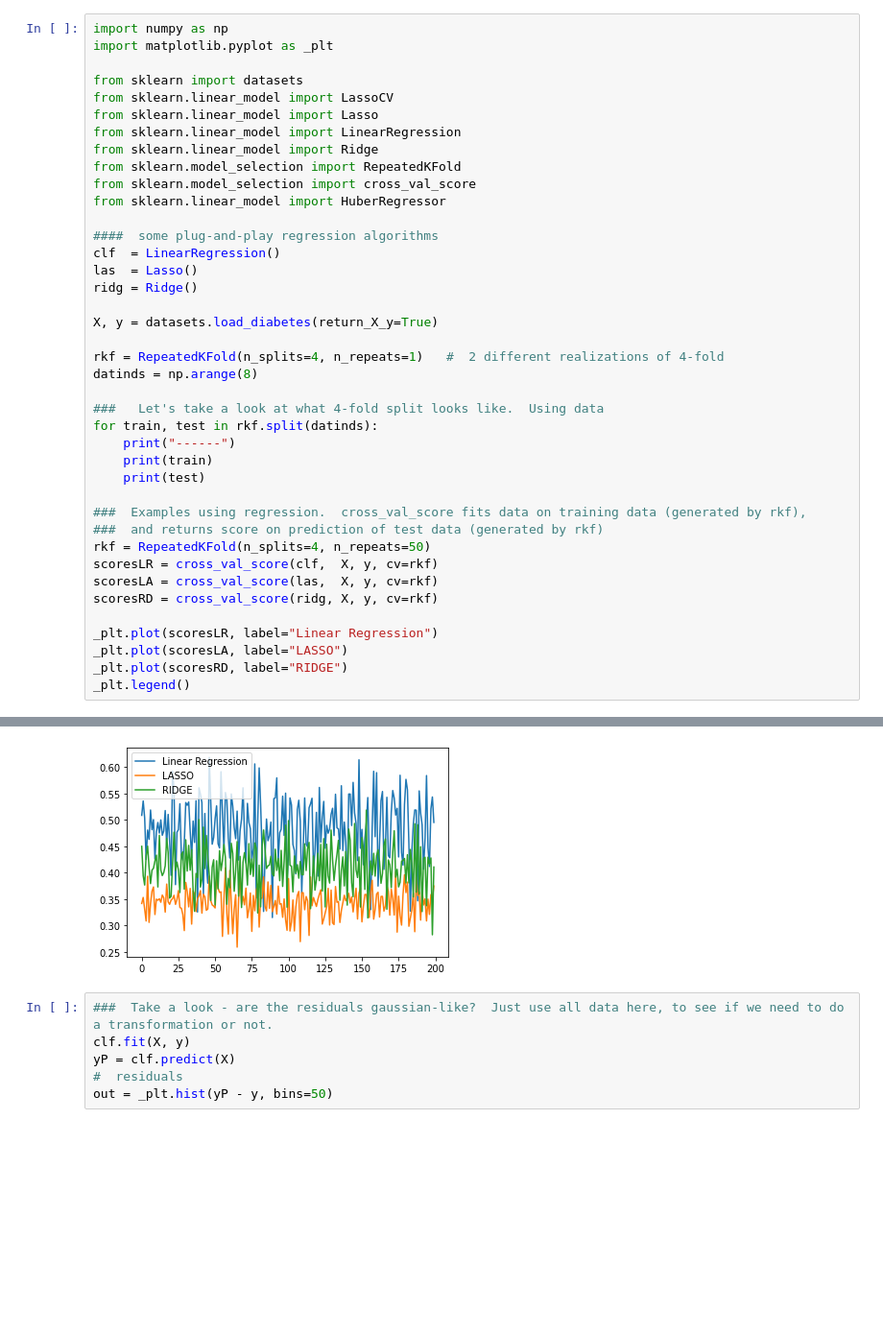
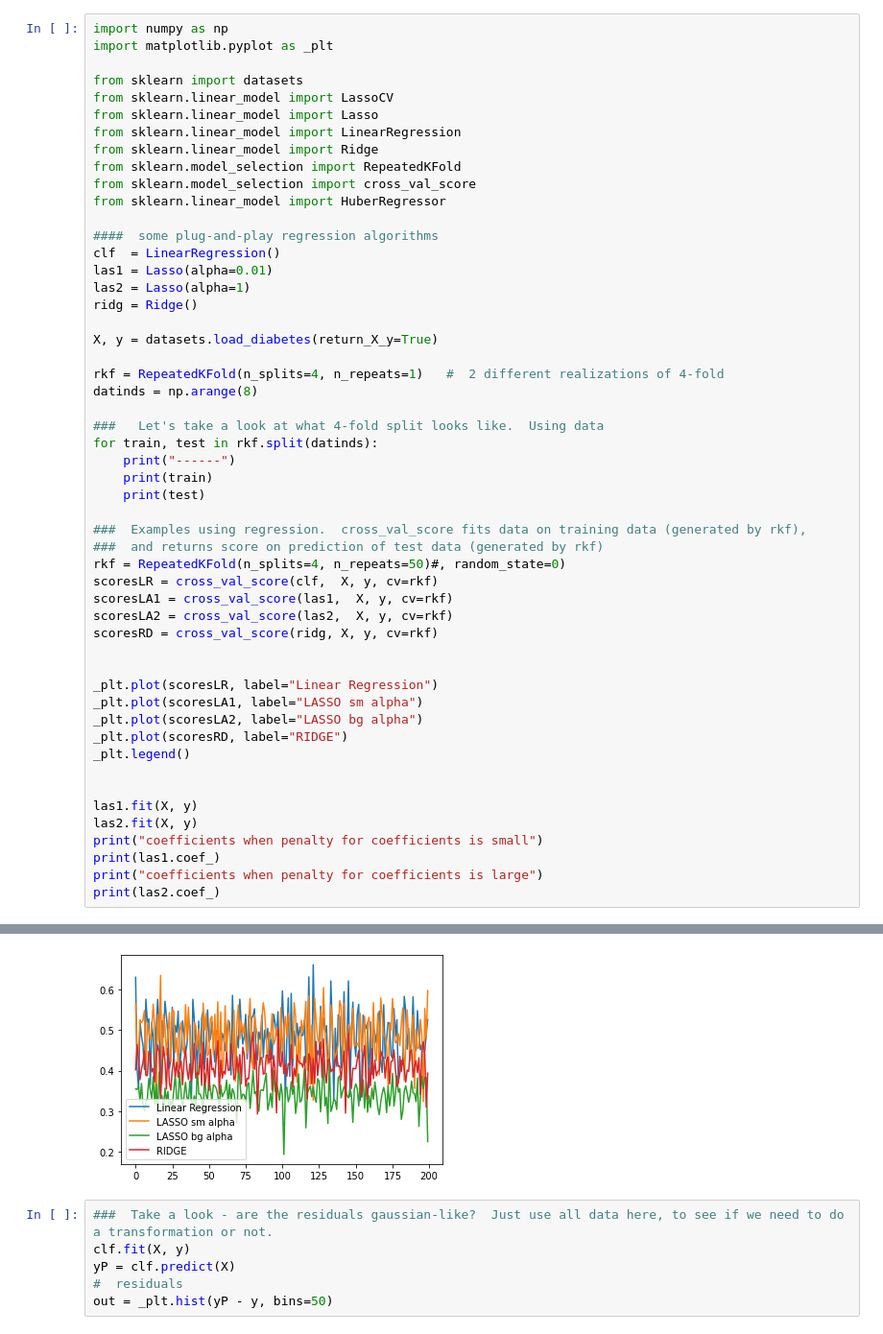
Before and after one commit to AraiKensuke/AIiRPS, a Jupyter notebook: LinearRegression.ipynb, the cells around one changed output, grey strips where cells are left out. Shown at 96% size. Drawn from its saved outputs; the diff is of its cells as text; blank space fills up the shorter version.

```diff
--- a/LinearRegression.ipynb
+++ b/LinearRegression.ipynb
@@ -15,7 +15,8 @@ from sklearn.linear_model import HuberRegressor
 
 ####  some plug-and-play regression algorithms
 clf  = LinearRegression()
-las  = Lasso()
+las1 = Lasso(alpha=0.01)
+las2 = Lasso(alpha=1)
 ridg = Ridge()
 
 X, y = datasets.load_diabetes(return_X_y=True)
@@ -31,14 +32,25 @@ for train, test in rkf.split(datinds):
 
 ###  Examples using regression.  cross_val_score fits data on training data (generated by rkf),
 ###  and returns score on prediction of test data (generated by rkf)
-rkf = RepeatedKFold(n_splits=4, n_repeats=50)
+rkf = RepeatedKFold(n_splits=4, n_repeats=50)#, random_state=0)
 scoresLR = cross_val_score(clf,  X, y, cv=rkf)
-scoresLA = cross_val_score(las,  X, y, cv=rkf)
+scoresLA1 = cross_val_score(las1,  X, y, cv=rkf)
+scoresLA2 = cross_val_score(las2,  X, y, cv=rkf)
 scoresRD = cross_val_score(ridg, X, y, cv=rkf)
 
+
 _plt.plot(scoresLR, label="Linear Regression")
-_plt.plot(scoresLA, label="LASSO")
+_plt.plot(scoresLA1, label="LASSO sm alpha")
+_plt.plot(scoresLA2, label="LASSO bg alpha")
 _plt.plot(scoresRD, label="RIDGE")
 _plt.legend()
+
+
+las1.fit(X, y)
+las2.fit(X, y)
+print("coefficients when penalty for coefficients is small")
+print(las1.coef_)
+print("coefficients when penalty for coefficients is large")
+print(las2.coef_)
 # %% [output]
 ------
@@ -57,4 +74,4 @@ _plt.legend()
-[figure, old version]
+[figure, new version]
 # %%
 ###  Take a look - are the residuals gaussian-like?  Just use all data here, to see if we need to do a transformation or not.
 clf.fit(X, y)
```
Also changed, not shown: parts of 1 cell of this notebook.
